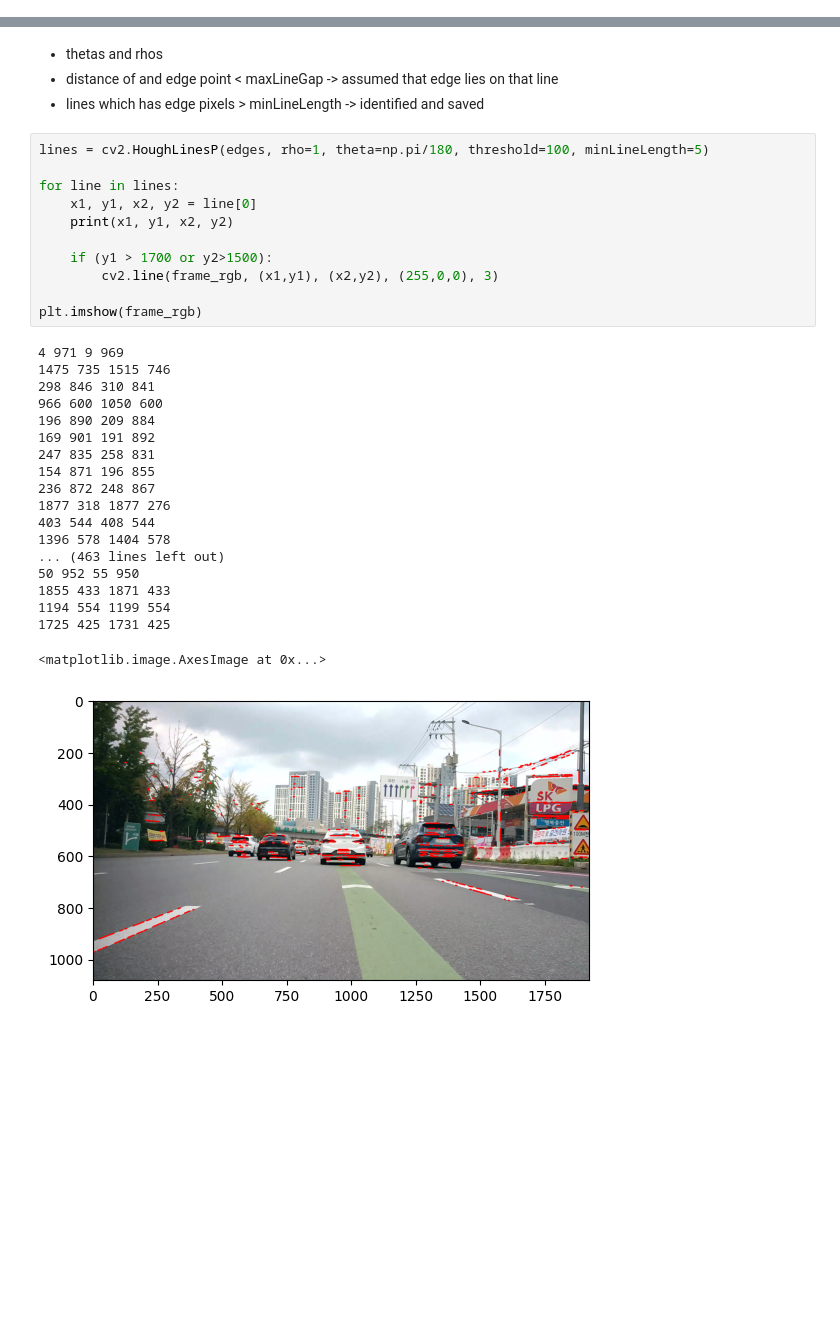
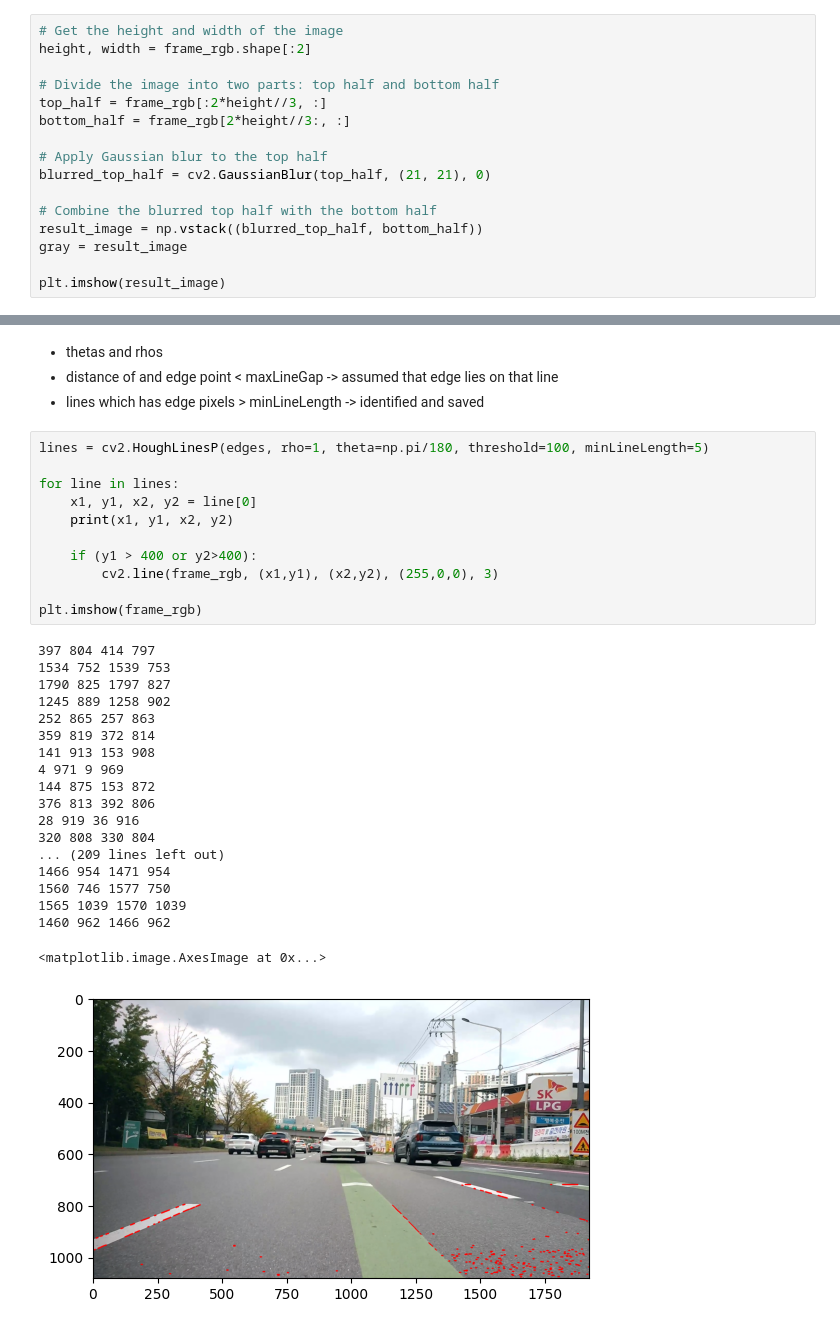
Before and after one commit to janeberry/RoadLaneDetection, a Jupyter notebook: testLane.ipynb, the cells around one changed output, grey strips where cells are left out. Saved outputs shown, nothing was run; the diff lists cells and outputs as text; blank space fills up the shorter version.

```diff
--- a/testLane.ipynb
+++ b/testLane.ipynb
@@ -50,3 +52,19 @@ plt.imshow(gray, cmap='gray')
+# %%
+# Get the height and width of the image
+height, width = frame_rgb.shape[:2]
+
+# Divide the image into two parts: top half and bottom half
+top_half = frame_rgb[:2*height//3, :]
+bottom_half = frame_rgb[2*height//3:, :]
+
+# Apply Gaussian blur to the top half
+blurred_top_half = cv2.GaussianBlur(top_half, (21, 21), 0)
+
+# Combine the blurred top half with the bottom half
+result_image = np.vstack((blurred_top_half, bottom_half))
+gray = result_image
+
+plt.imshow(result_image)
 # %% [markdown]
 ## 3 Canny Edge Detection
 
@@ -72,31 +90,31 @@ plt.imshow(edges, cmap='gray')
 # %%
 lines = cv2.HoughLinesP(edges, rho=1, theta=np.pi/180, threshold=100, minLineLength=5)
 
 for line in lines:
     x1, y1, x2, y2 = line[0]
     print(x1, y1, x2, y2)
 
-    if (y1 > 1700 or y2>1500):
+    if (y1 > 400 or y2>400):
         cv2.line(frame_rgb, (x1,y1), (x2,y2), (255,0,0), 3)
 
 plt.imshow(frame_rgb)
 # %% [output]
+397 804 414 797
+1534 752 1539 753
+1790 825 1797 827
+1245 889 1258 902
+252 865 257 863
+359 819 372 814
+141 913 153 908
 4 971 9 969
-1475 735 1515 746
-298 846 310 841
-966 600 1050 600
-196 890 209 884
-169 901 191 892
-247 835 258 831
-154 871 196 855
-236 872 248 867
-1877 318 1877 276
-403 544 408 544
-1396 578 1404 578
-... (463 lines left out)
-50 952 55 950
-1855 433 1871 433
-1194 554 1199 554
-1725 425 1731 425
+144 875 153 872
+376 813 392 806
+28 919 36 916
+320 808 330 804
+... (209 lines left out)
+1466 954 1471 954
+1560 746 1577 750
+1565 1039 1570 1039
+1460 962 1466 962
 <matplotlib.image.AxesImage at 0x...>
-[figure, old version]
+[figure, new version]
```
Also changed, not shown: parts of 3 cells of this notebook.
